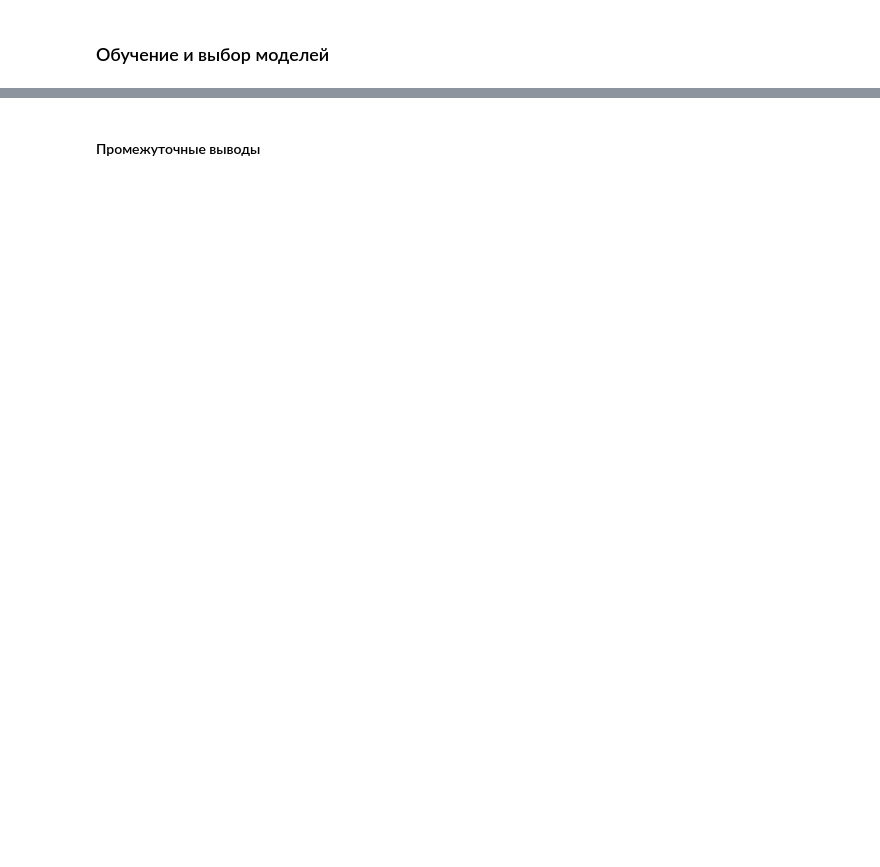
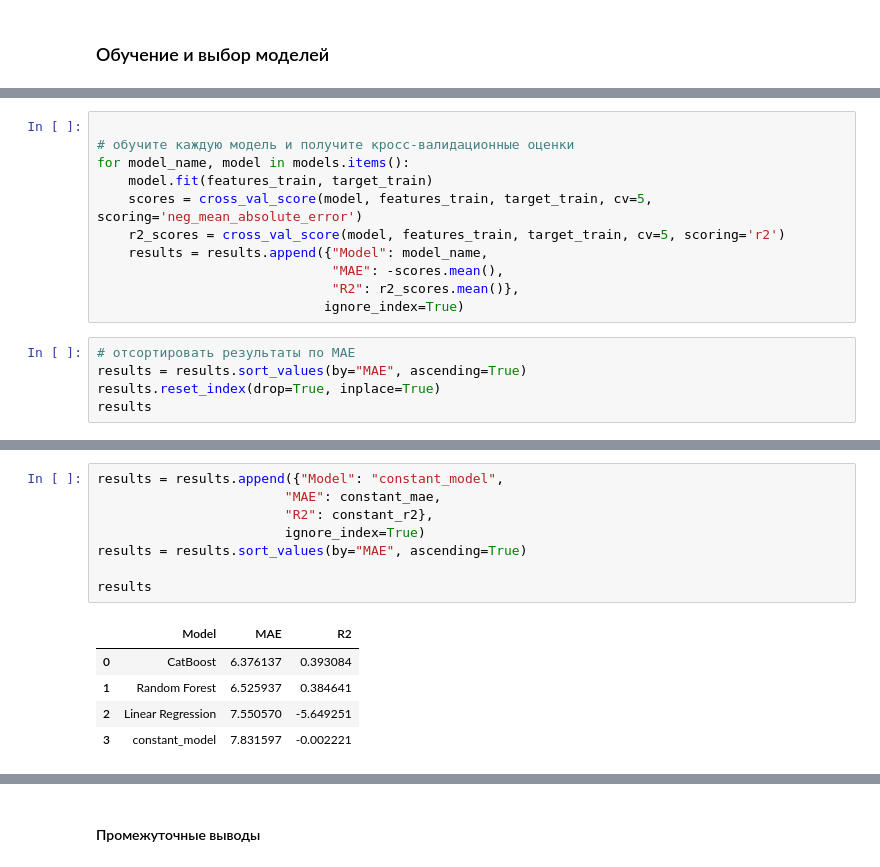
Before and after one commit to AleksTurov/Data-Science, a Jupyter notebook: industry_steel/industry_steel.ipynb, the cells around one changed output, grey strips where cells are left out. Cells and saved outputs as stored; diff of their text form; blank space fills up the shorter version.

```diff
--- a/industry_steel/industry_steel.ipynb
+++ b/industry_steel/industry_steel.ipynb
@@ -934,0 +980,16 @@ plt.show()
+# %%
+
+# обучите каждую модель и получите кросс-валидационные оценки
+for model_name, model in models.items():
+    model.fit(features_train, target_train)
+    scores = cross_val_score(model, features_train, target_train, cv=5, scoring='neg_mean_absolute_error')
+    r2_scores = cross_val_score(model, features_train, target_train, cv=5, scoring='r2')
+    results = results.append({"Model": model_name,
+                              "MAE": -scores.mean(),
+                              "R2": r2_scores.mean()},
+                             ignore_index=True)
+# %%
+# отсортировать результаты по MAE
+results = results.sort_values(by="MAE", ascending=True)
+results.reset_index(drop=True, inplace=True)
+results
@@ -934,0 +1028,14 @@ plt.show()
+# %%
+results = results.append({"Model": "constant_model",
+                        "MAE": constant_mae,
+                        "R2": constant_r2},
+                        ignore_index=True)
+results = results.sort_values(by="MAE", ascending=True)
+
+results
+# %% [output]
+|  | Model | MAE | R2 |
+| 0 | CatBoost | 6.376137 | 0.393084 |
+| 1 | Random Forest | 6.525937 | 0.384641 |
+| 2 | Linear Regression | 7.550570 | -5.649251 |
+| 3 | constant_model | 7.831597 | -0.002221 |
```
Also changed, not shown: parts of 28 cells of this notebook, 9 other files.
